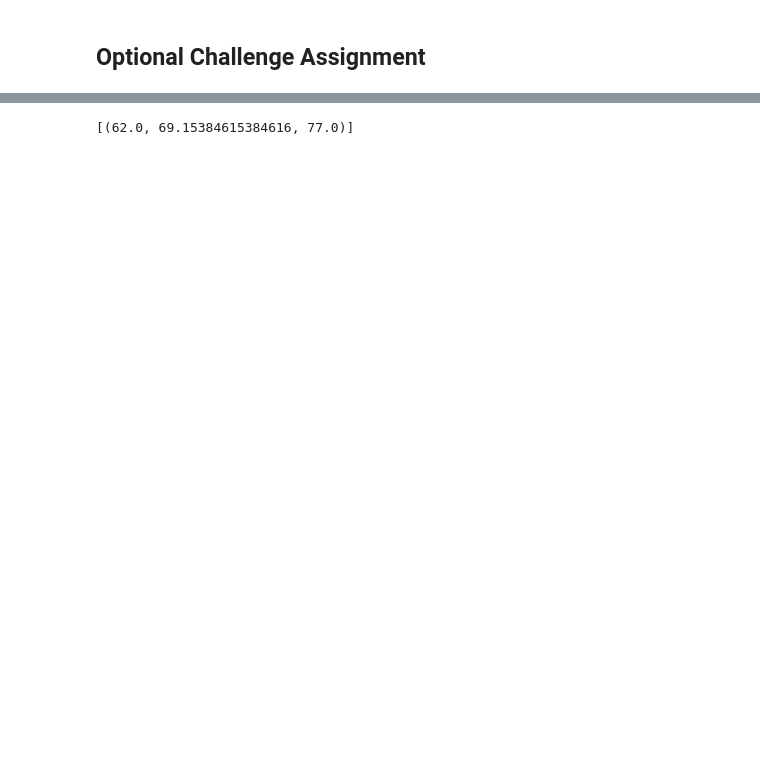
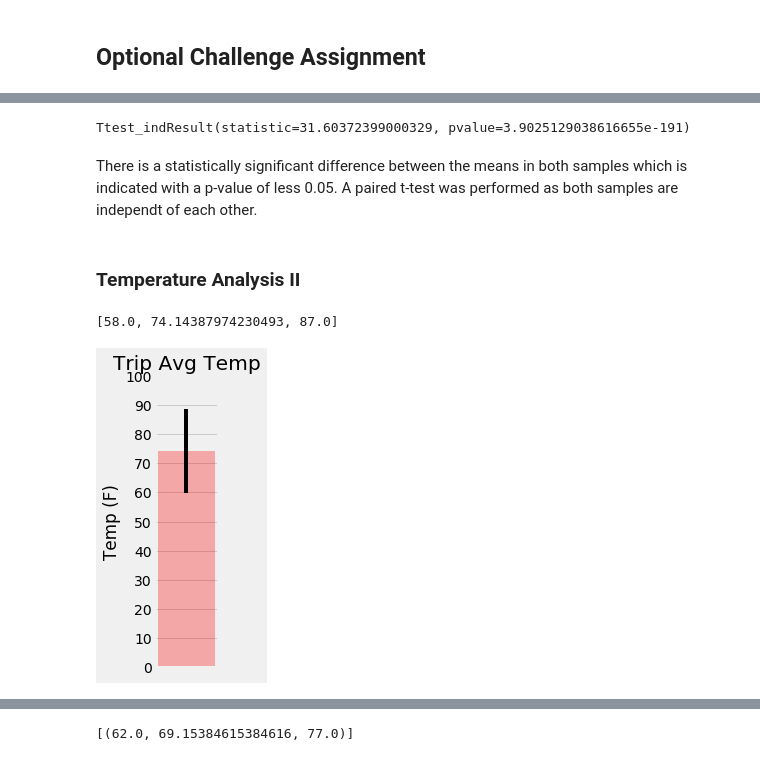
Before and after one commit to jaime030690/sqlalchemy-challenge, a Jupyter notebook: climate_starter.ipynb, the cells around one changed output, grey strips where cells are left out. Cells and saved outputs as stored; diff of their text form; code cells hidden in the pictures; blank space fills up the shorter version.

Commit message:
complete normals plot

```diff
--- a/climate_starter.ipynb
+++ b/climate_starter.ipynb
@@ -190,0 +166,19 @@ print(calc_temps('2012-02-28', '2012-03-05'))
+# %%
+# Queries to obtain temperatures
+jun_query = session.query(Measurement.tobs).\
+    filter(func.strftime("%m", Measurement.date) == "06").all()
+
+dec_query = session.query(Measurement.tobs).\
+    filter(func.strftime("%m", Measurement.date) == "12").all()
+
+# Convert to dataframe for data manipulation
+jun_df = pd.DataFrame(jun_query)
+dec_df = pd.DataFrame(dec_query)
+
+ttest_ind(jun_df['tobs'], dec_df['tobs'])
+# %% [output]
+Ttest_indResult(statistic=31.60372399000329, pvalue=3.9025129038616655e-191)
+# %% [markdown]
+There is a statistically significant difference between the means in both samples which is indicated with a p-value of less 0.05. A paired t-test was performed as both samples are independt of each other.
+# %% [markdown]
+### Temperature Analysis II
@@ -190,0 +201,21 @@ print(calc_temps('2012-02-28', '2012-03-05'))
+# %%
+# Run query and create dataframe
+query = calc_temps('2017-01-01', '2018-01-01')
+data = []
+data = list(np.ravel(query))
+data
+# %% [output]
+[58.0, 74.14387974230493, 87.0]
+# %%
+# Create plot
+plt.figure(figsize=(1, 5))
+plt.bar(x = 0, height = data[1], alpha = 0.3, width = 1, color = 'red', yerr = (data[2] - data[0])/2)
+plt.xticks([])
+plt.yticks(np.arange(0, 110, 10))
+plt.title('Trip Avg Temp')
+plt.ylabel('Temp (F)')
+plt.grid(10)
+
+plt.show()
+# %% [output]
+[figure, added]
```
Also changed, not shown: parts of 17 cells of this notebook.
